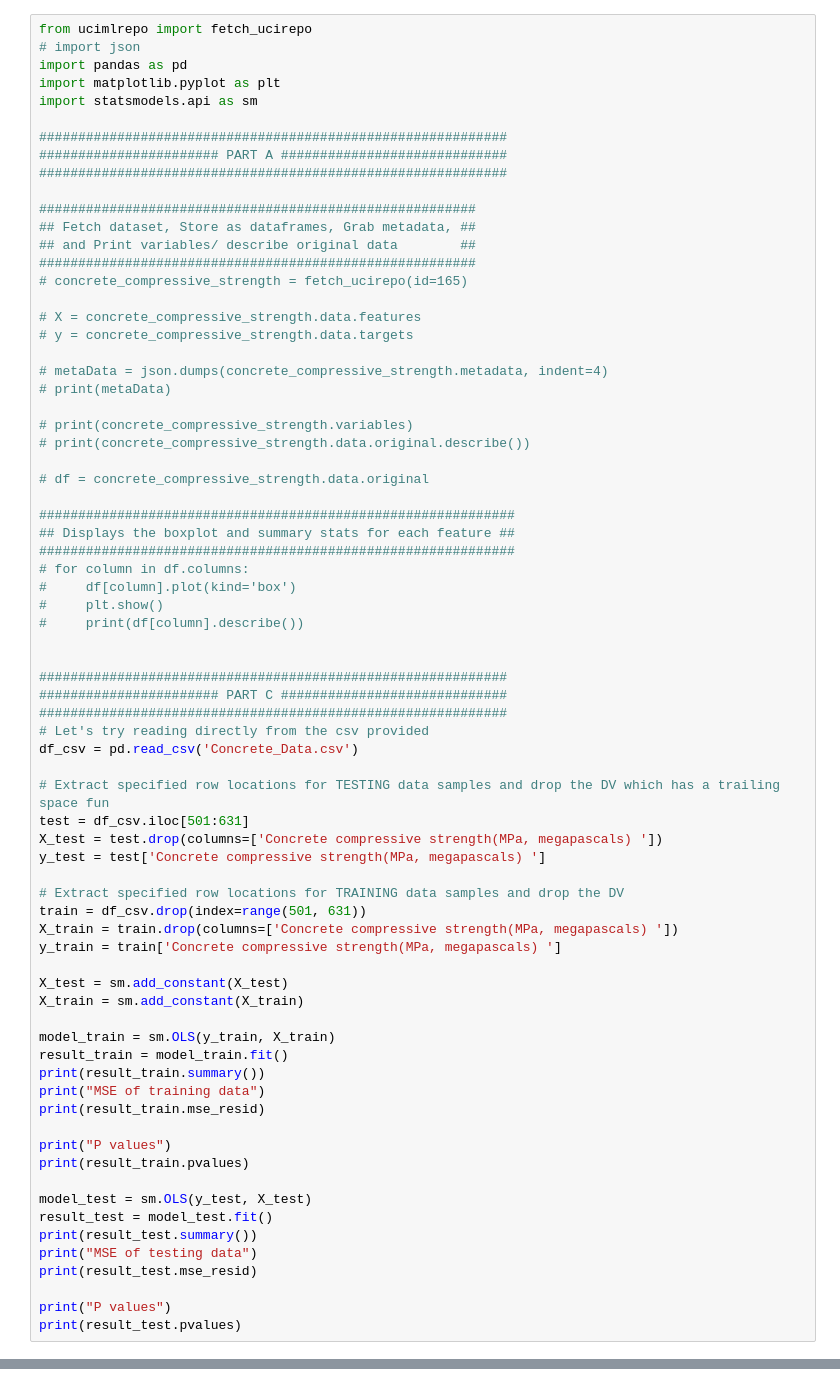
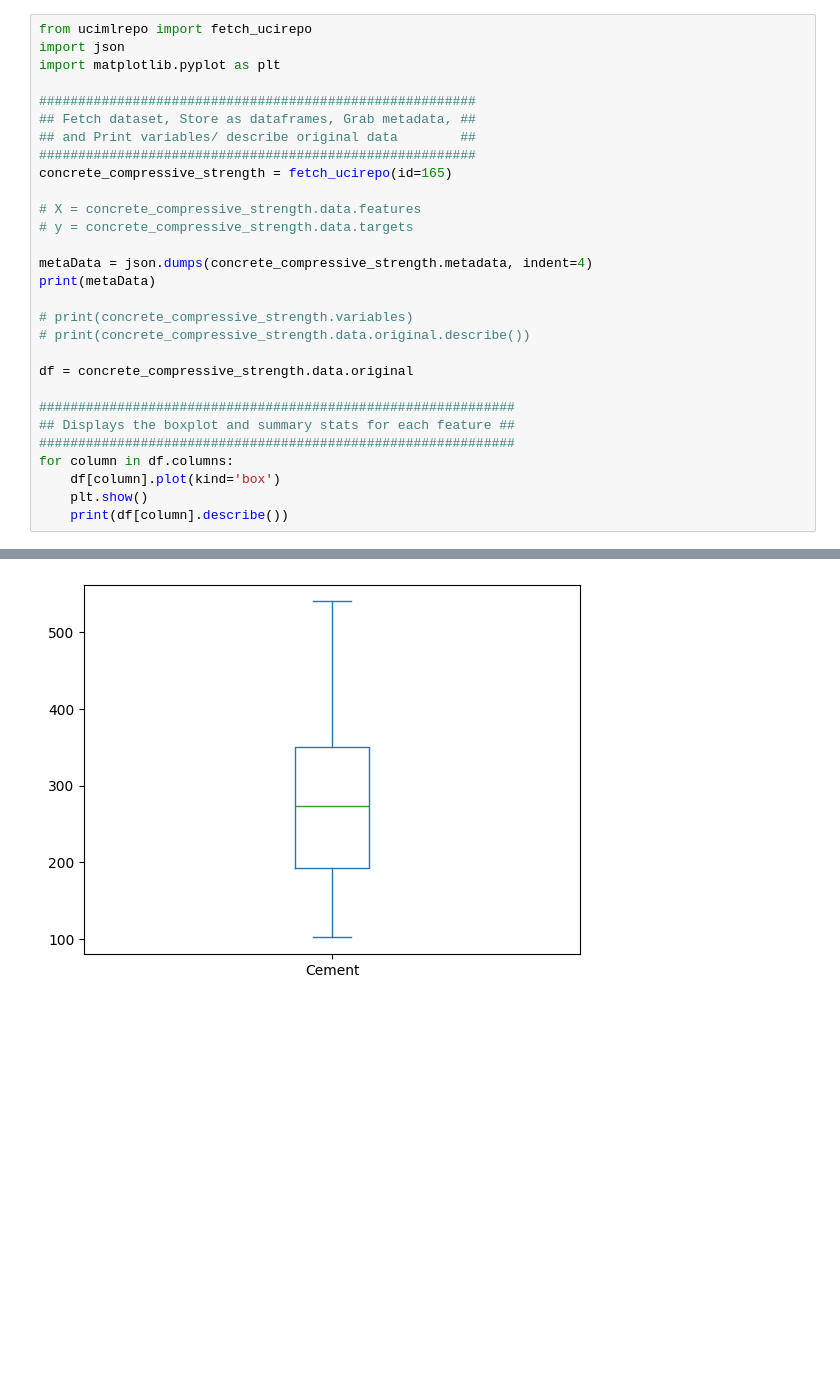
Before and after one commit to ejeliazkova/5104Project1, a Jupyter notebook: CSE5104_Project1_PartA.ipynb, the cells around one changed output, grey strips where cells are left out. Drawn from its saved outputs; the diff is of its cells as text; blank space fills up the shorter version.

```diff
--- a/CSE5104_Project1_PartA.ipynb
+++ b/CSE5104_Project1_PartA.ipynb
@@ -1,74 +1,30 @@
 # %%
 from ucimlrepo import fetch_ucirepo
-# import json
-import pandas as pd
+import json
 import matplotlib.pyplot as plt
-import statsmodels.api as sm
-
-############################################################
-####################### PART A #############################
-############################################################
 
 ########################################################
 ## Fetch dataset, Store as dataframes, Grab metadata, ##
 ## and Print variables/ describe original data        ##
 ########################################################
-# concrete_compressive_strength = fetch_ucirepo(id=165)
+concrete_compressive_strength = fetch_ucirepo(id=165)
 
 # X = concrete_compressive_strength.data.features
 # y = concrete_compressive_strength.data.targets
 
-# metaData = json.dumps(concrete_compressive_strength.metadata, indent=4)
-# print(metaData)
+metaData = json.dumps(concrete_compressive_strength.metadata, indent=4)
+print(metaData)
 
 # print(concrete_compressive_strength.variables)
 # print(concrete_compressive_strength.data.original.describe())
 
-# df = concrete_compressive_strength.data.original
+df = concrete_compressive_strength.data.original
 
 #############################################################
 ## Displays the boxplot and summary stats for each feature ##
 #############################################################
-# for column in df.columns:
-#     df[column].plot(kind='box')
-#     plt.show()
-#     print(df[column].describe())
-
-
-############################################################
-####################### PART C #############################
-############################################################
-# Let's try reading directly from the csv provided
-df_csv = pd.read_csv('Concrete_Data.csv')
-
-# Extract specified row locations for TESTING data samples and drop the DV which has a trailing space fun
-test = df_csv.iloc[501:631]
-X_test = test.drop(columns=['Concrete compressive strength(MPa, megapascals) '])
-y_test = test['Concrete compressive strength(MPa, megapascals) ']
-
-# Extract specified row locations for TRAINING data samples and drop the DV
-train = df_csv.drop(index=range(501, 631))
-X_train = train.drop(columns=['Concrete compressive strength(MPa, megapascals) '])
-y_train = train['Concrete compressive strength(MPa, megapascals) ']
-
-X_test = sm.add_constant(X_test)
-X_train = sm.add_constant(X_train)
-
-model_train = sm.OLS(y_train, X_train)
-result_train = model_train.fit()
-print(result_train.summary())
-print("MSE of training data")
-print(result_train.mse_resid)
-
-print("P values")
-print(result_train.pvalues)
-
-model_test = sm.OLS(y_test, X_test)
-result_test = model_test.fit()
-print(result_test.summary())
-print("MSE of testing data")
-print(result_test.mse_resid)
-
-print("P values")
-print(result_test.pvalues)
+for column in df.columns:
+    df[column].plot(kind='box')
+    plt.show()
+    print(df[column].describe())
 # %% [output]
@@ -91,0 +48 @@ dtype: float64
+[figure, added]
```
Also changed, not shown: parts of 1 cell of this notebook, 2 other files.
